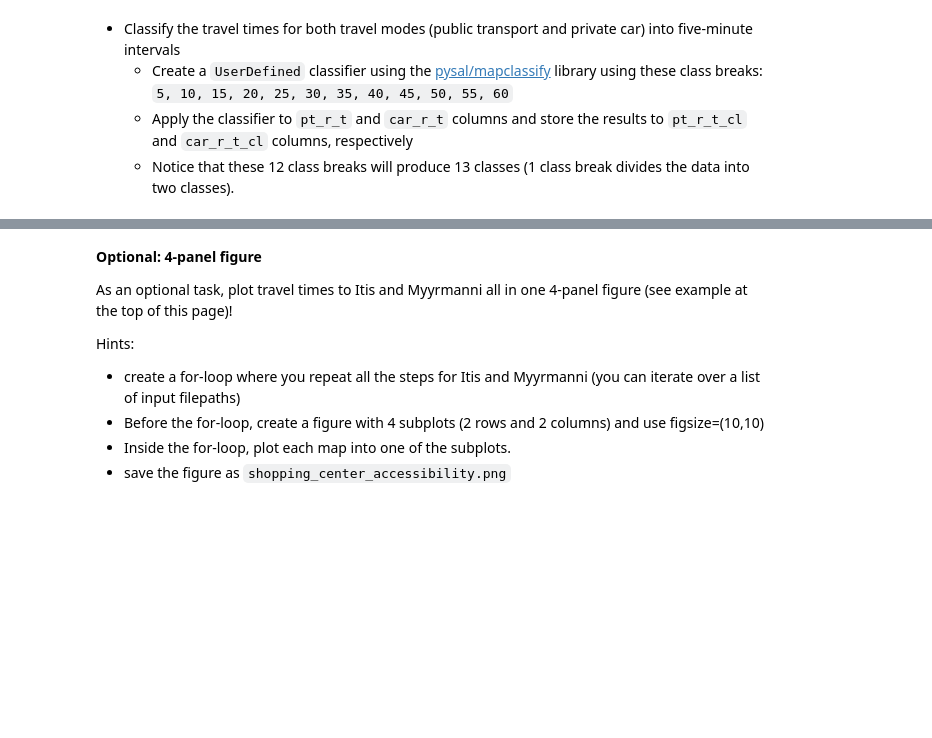
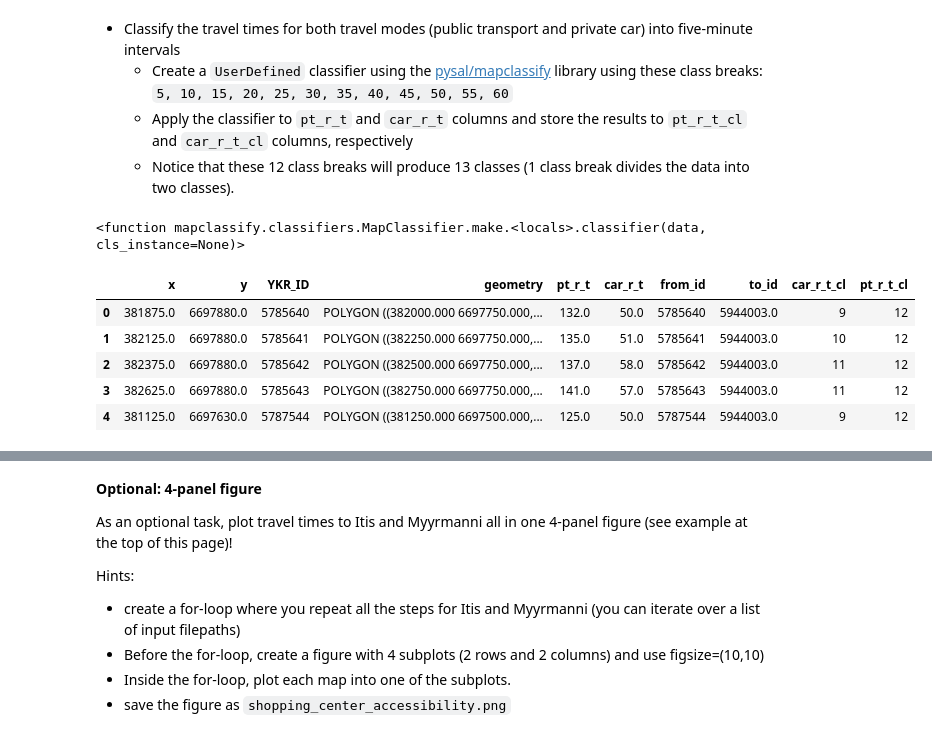
Before and after one commit to Joe-Degs/AutoGIS, a Jupyter notebook: lesson4/exercise-4/Exercise-4-problem-1.ipynb, the cells around one changed output, grey strips where cells are left out. Saved outputs shown, nothing was run; the diff lists cells and outputs as text; code cells hidden in the pictures; blank space fills up the shorter version.

```diff
--- a/lesson4/exercise-4/Exercise-4-problem-1.ipynb
+++ b/lesson4/exercise-4/Exercise-4-problem-1.ipynb
@@ -80,4 +125,8 @@ assert -1 not in data_geo["pt_r_t"], "NoData values (-1) should be removed from
     - Notice that these 12 class breaks will produce 13 classes (1 class break divides the data into two classes).
 # %%
 # REPLACE THE ERROR BELOW WITH YOUR OWN CODE
-raise NotImplementedError()
+cal = [5, 10, 15, 20, 25, 30, 35, 40, 45, 50, 55, 60]
+classifier = mpc.UserDefined.make(bins=cal)
+classifier
+# %% [output]
+<function mapclassify.classifiers.MapClassifier.make.<locals>.classifier(data, cls_instance=None)>
@@ -84,3 +136,12 @@ raise NotImplementedError()
+# %%
+data_geo.head()
+# %% [output]
+|  | x | y | YKR_ID | geometry | pt_r_t | car_r_t | from_id | to_id | car_r_t_cl | pt_r_t_cl |
+| 0 | 381875.0 | 6697880.0 | 5785640 | POLYGON ((382000.000 6697750.000,... | 132.0 | 50.0 | 5785640 | 5944003.0 | 9 | 12 |
+| 1 | 382125.0 | 6697880.0 | 5785641 | POLYGON ((382250.000 6697750.000,... | 135.0 | 51.0 | 5785641 | 5944003.0 | 10 | 12 |
+| 2 | 382375.0 | 6697880.0 | 5785642 | POLYGON ((382500.000 6697750.000,... | 137.0 | 58.0 | 5785642 | 5944003.0 | 11 | 12 |
+| 3 | 382625.0 | 6697880.0 | 5785643 | POLYGON ((382750.000 6697750.000,... | 141.0 | 57.0 | 5785643 | 5944003.0 | 11 | 12 |
+| 4 | 381125.0 | 6697630.0 | 5787544 | POLYGON ((381250.000 6697500.000,... | 125.0 | 50.0 | 5787544 | 5944003.0 | 9 | 12 |
 # %%
 # NON-EDITABLE TEST CELL
 #Check the output
```
Also changed, not shown: parts of 21 cells of this notebook, 2 other files.
